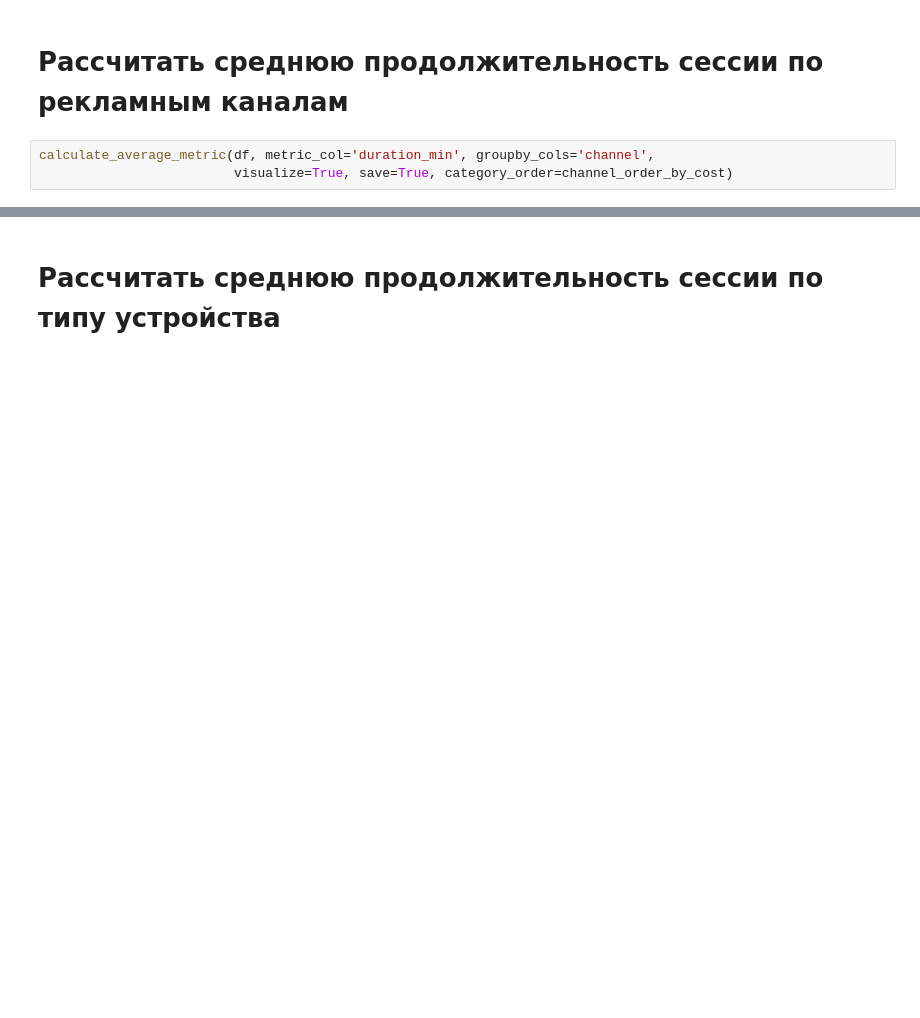
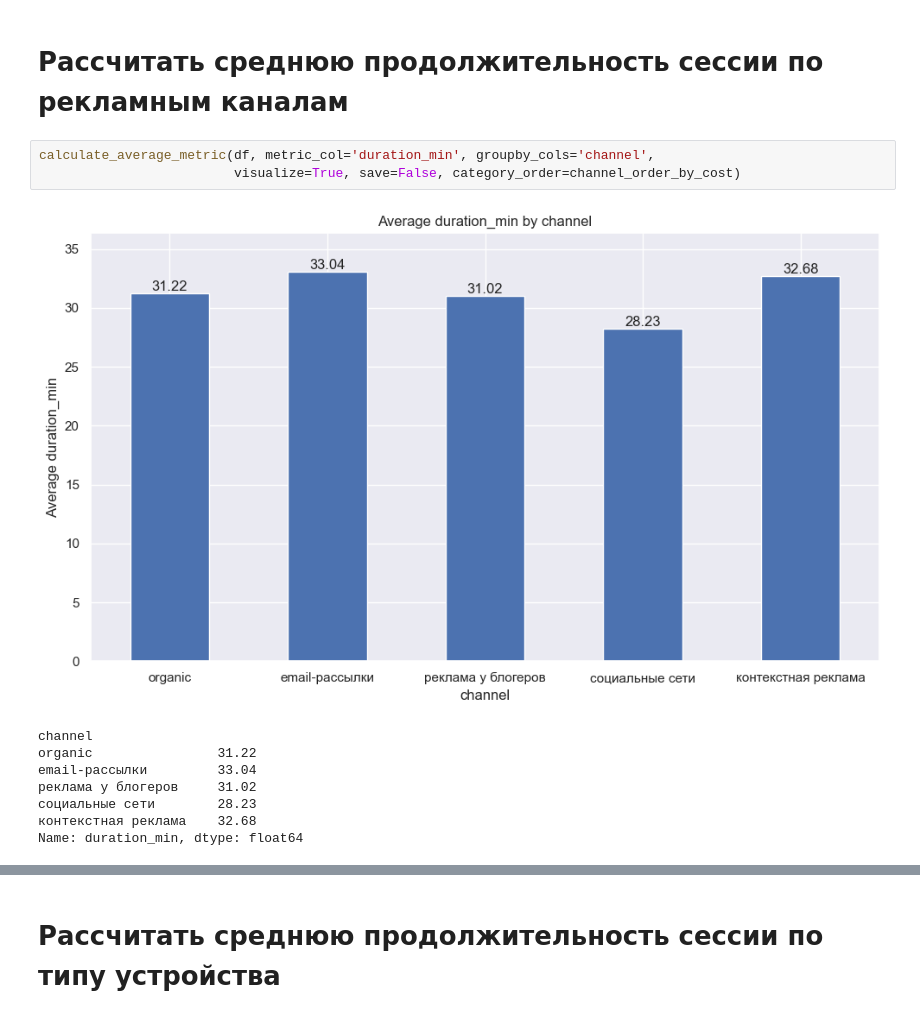
Before and after one commit to abrormaksudov/data_analysis_yl, a Jupyter notebook: part_3.ipynb, the cells around one changed output, grey strips where cells are left out. Saved outputs shown, nothing was run; the diff lists cells and outputs as text; blank space fills up the shorter version.

```diff
--- a/part_3.ipynb
+++ b/part_3.ipynb
@@ -353,6 +365,15 @@ df['duration_min'] = df['sessiondurationsec'] / 60
 # Рассчитать среднюю продолжительность сессии по рекламным каналам
 # %%
 calculate_average_metric(df, metric_col='duration_min', groupby_cols='channel',
-                         visualize=True, save=True, category_order=channel_order_by_cost)
+                         visualize=True, save=False, category_order=channel_order_by_cost)
+# %% [output]
+[figure, added]
+channel
+organic                31.22
+email-рассылки         33.04
+реклама у блогеров     31.02
+социальные сети        28.23
+контекстная реклама    32.68
+Name: duration_min, dtype: float64
 # %%
 calculate_average_metric(df, metric_col='duration_min', groupby_cols=['channel', 'sold'],
```
Also changed, not shown: parts of 14 cells of this notebook, 17 other files.
